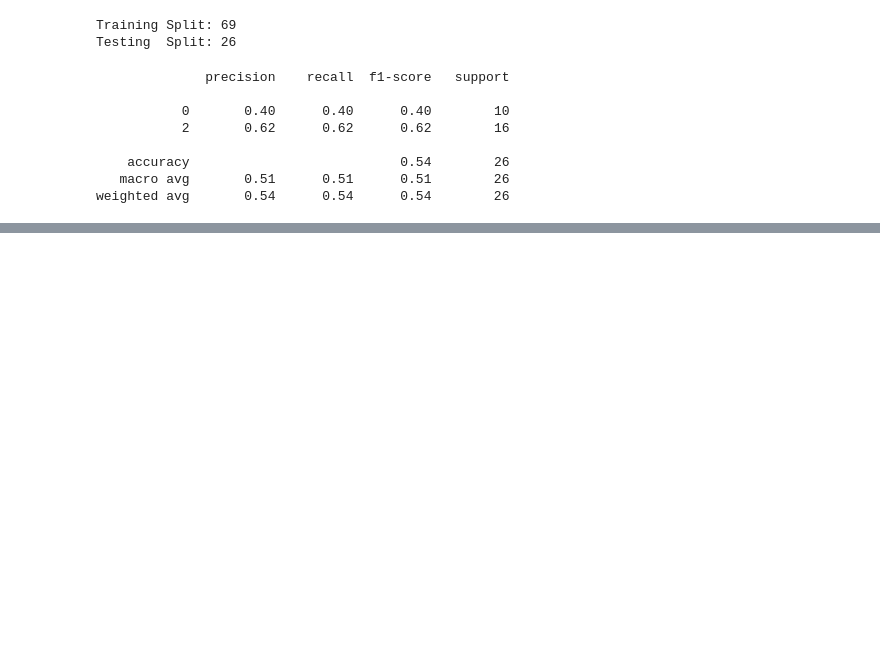
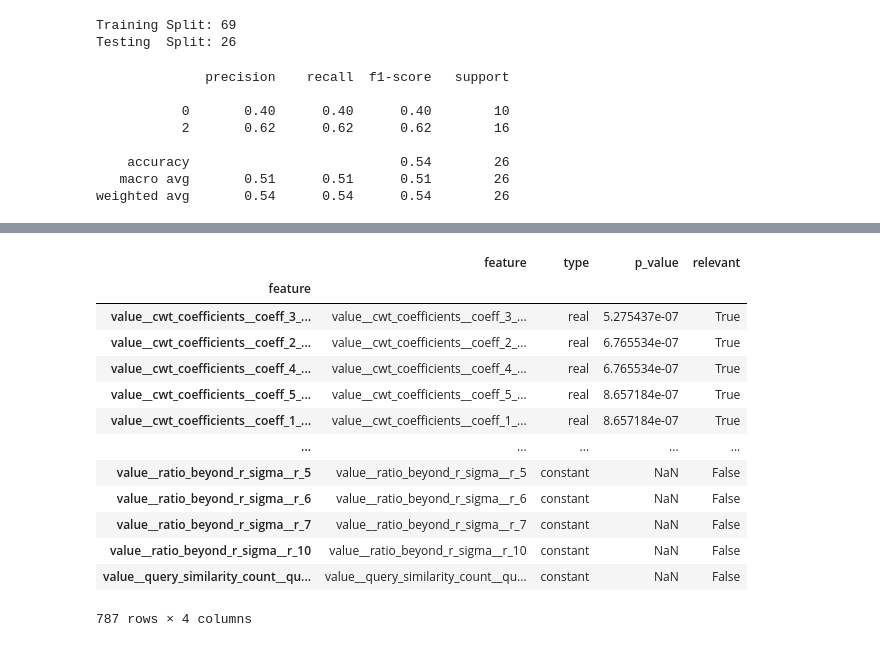
Before and after one commit to actsao/epahClassification, a Jupyter notebook: epahClassifier.ipynb, the cells around one changed output, grey strips where cells are left out. Cells and saved outputs as stored; diff of their text form; code cells hidden in the pictures; blank space fills up the shorter version.

Commit message:
Added Feature Relevance
relevance_table.csv corresponds to Control vs EPAH

```diff
--- a/epahClassifier.ipynb
+++ b/epahClassifier.ipynb
@@ -254,0 +253,29 @@ ppl.named_steps["augmenter"].feature_selector.relevant_features
+# %%
+# Remove Class
+# -1 -->  keep all 3 classes
+# 0  -->  PAH vs EPAH
+# 1  -->  Control vs EPAH
+# 2  -->  Control vs PAH
+class_remove = 1
+
+y = epah.labels[epah.labels != class_remove]
+
+extracted_features = extract_features(epah.waveforms[epah.waveforms['id'].isin(y.index)], column_id='id', column_sort='time', column_value='value')
+impute(extracted_features)
+df_relevance_table = calculate_relevance_table(extracted_features, y)
+df_relevance_table
+# %% [output]
+|  | feature | type | p_value | relevant |
+| feature |  |  |  |  |
+| value__cwt_coefficients__coeff_3_... | value__cwt_coefficients__coeff_3_... | real | 5.275437e-07 | True |
+| value__cwt_coefficients__coeff_2_... | value__cwt_coefficients__coeff_2_... | real | 6.765534e-07 | True |
+| value__cwt_coefficients__coeff_4_... | value__cwt_coefficients__coeff_4_... | real | 6.765534e-07 | True |
+| value__cwt_coefficients__coeff_5_... | value__cwt_coefficients__coeff_5_... | real | 8.657184e-07 | True |
+| value__cwt_coefficients__coeff_1_... | value__cwt_coefficients__coeff_1_... | real | 8.657184e-07 | True |
+| ... | ... | ... | ... | ... |
+| value__ratio_beyond_r_sigma__r_5 | value__ratio_beyond_r_sigma__r_5 | constant | NaN | False |
+| value__ratio_beyond_r_sigma__r_6 | value__ratio_beyond_r_sigma__r_6 | constant | NaN | False |
+| value__ratio_beyond_r_sigma__r_7 | value__ratio_beyond_r_sigma__r_7 | constant | NaN | False |
+| value__ratio_beyond_r_sigma__r_10 | value__ratio_beyond_r_sigma__r_10 | constant | NaN | False |
+| value__query_similarity_count__qu... | value__query_similarity_count__qu... | constant | NaN | False |
+787 rows × 4 columns
```
Also changed, not shown: parts of 5 cells of this notebook, 2 other files.
